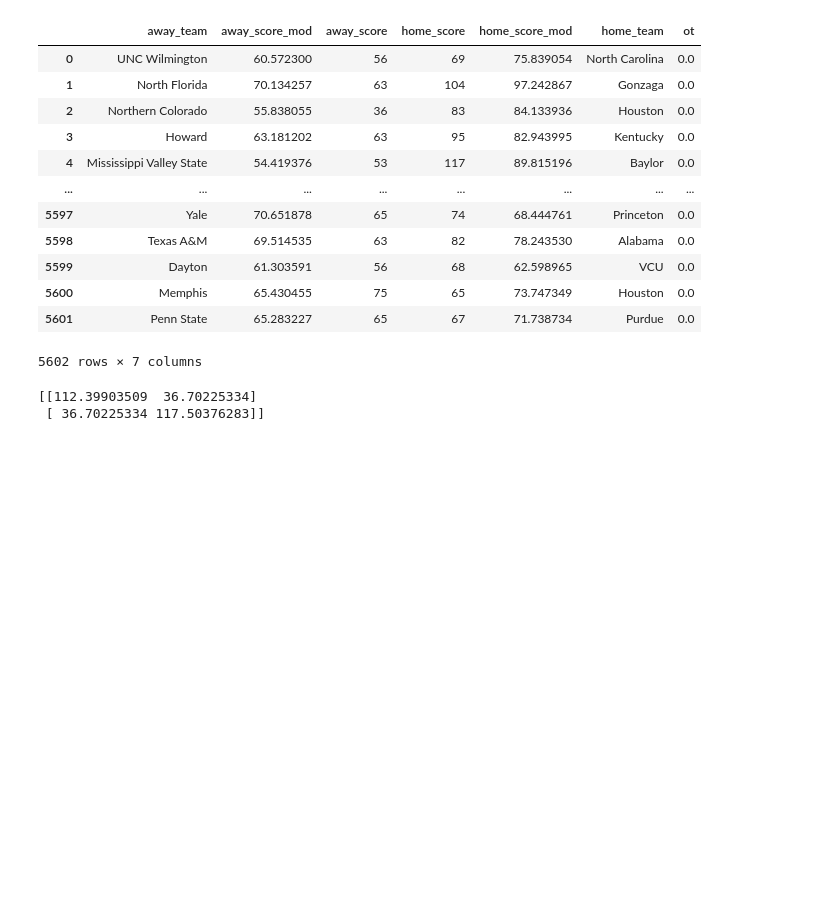
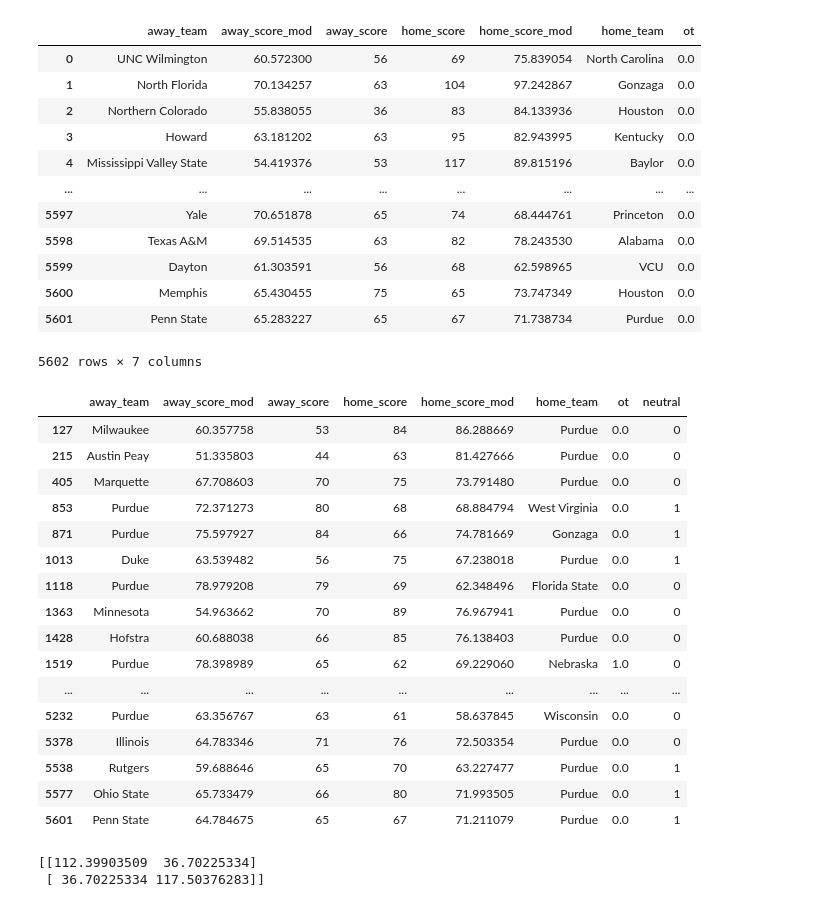
Before and after one commit to daviderics/Basketball-Model, a Jupyter notebook: bball_modeler.ipynb, the cells around one changed output. Cells and saved outputs as stored; diff of their text form; code cells hidden in the pictures; blank space fills up the shorter version.

```diff
--- a/bball_modeler.ipynb
+++ b/bball_modeler.ipynb
@@ -1024,6 +1211,28 @@ games_model_a[['away_team','away_score_mod','away_score','home_score','home_scor
 | 5600 | Memphis | 65.430455 | 75 | 65 | 73.747349 | Houston | 0.0 |
 | 5601 | Penn State | 65.283227 | 65 | 67 | 71.738734 | Purdue | 0.0 |
 5602 rows × 7 columns
+# %%
+team_name = 'Purdue'
+games_model[(games_model['home_team']==team_name)|(games_model['away_team']==team_name)]\
+[['away_team','away_score_mod','away_score','home_score','home_score_mod','home_team','ot','neutral']]
+# %% [output]
+|  | away_team | away_score_mod | away_score | home_score | home_score_mod | home_team | ot | neutral |
+| 127 | Milwaukee | 60.357758 | 53 | 84 | 86.288669 | Purdue | 0.0 | 0 |
+| 215 | Austin Peay | 51.335803 | 44 | 63 | 81.427666 | Purdue | 0.0 | 0 |
+| 405 | Marquette | 67.708603 | 70 | 75 | 73.791480 | Purdue | 0.0 | 0 |
+| 853 | Purdue | 72.371273 | 80 | 68 | 68.884794 | West Virginia | 0.0 | 1 |
+| 871 | Purdue | 75.597927 | 84 | 66 | 74.781669 | Gonzaga | 0.0 | 1 |
+| 1013 | Duke | 63.539482 | 56 | 75 | 67.238018 | Purdue | 0.0 | 1 |
+| 1118 | Purdue | 78.979208 | 79 | 69 | 62.348496 | Florida State | 0.0 | 0 |
+| 1363 | Minnesota | 54.963662 | 70 | 89 | 76.967941 | Purdue | 0.0 | 0 |
+| 1428 | Hofstra | 60.688038 | 66 | 85 | 76.138403 | Purdue | 0.0 | 0 |
+| 1519 | Purdue | 78.398989 | 65 | 62 | 69.229060 | Nebraska | 1.0 | 0 |
+| ... | ... | ... | ... | ... | ... | ... | ... | ... |
+| 5232 | Purdue | 63.356767 | 63 | 61 | 58.637845 | Wisconsin | 0.0 | 0 |
+| 5378 | Illinois | 64.783346 | 71 | 76 | 72.503354 | Purdue | 0.0 | 0 |
+| 5538 | Rutgers | 59.688646 | 65 | 70 | 63.227477 | Purdue | 0.0 | 1 |
+| 5577 | Ohio State | 65.733479 | 66 | 80 | 71.993505 | Purdue | 0.0 | 1 |
+| 5601 | Penn State | 64.784675 | 65 | 67 | 71.211079 | Purdue | 0.0 | 1 |
 # %%
 fig, ax = plt.subplots(figsize=(9,9))
 
```
Also changed, not shown: parts of 17 cells of this notebook.
